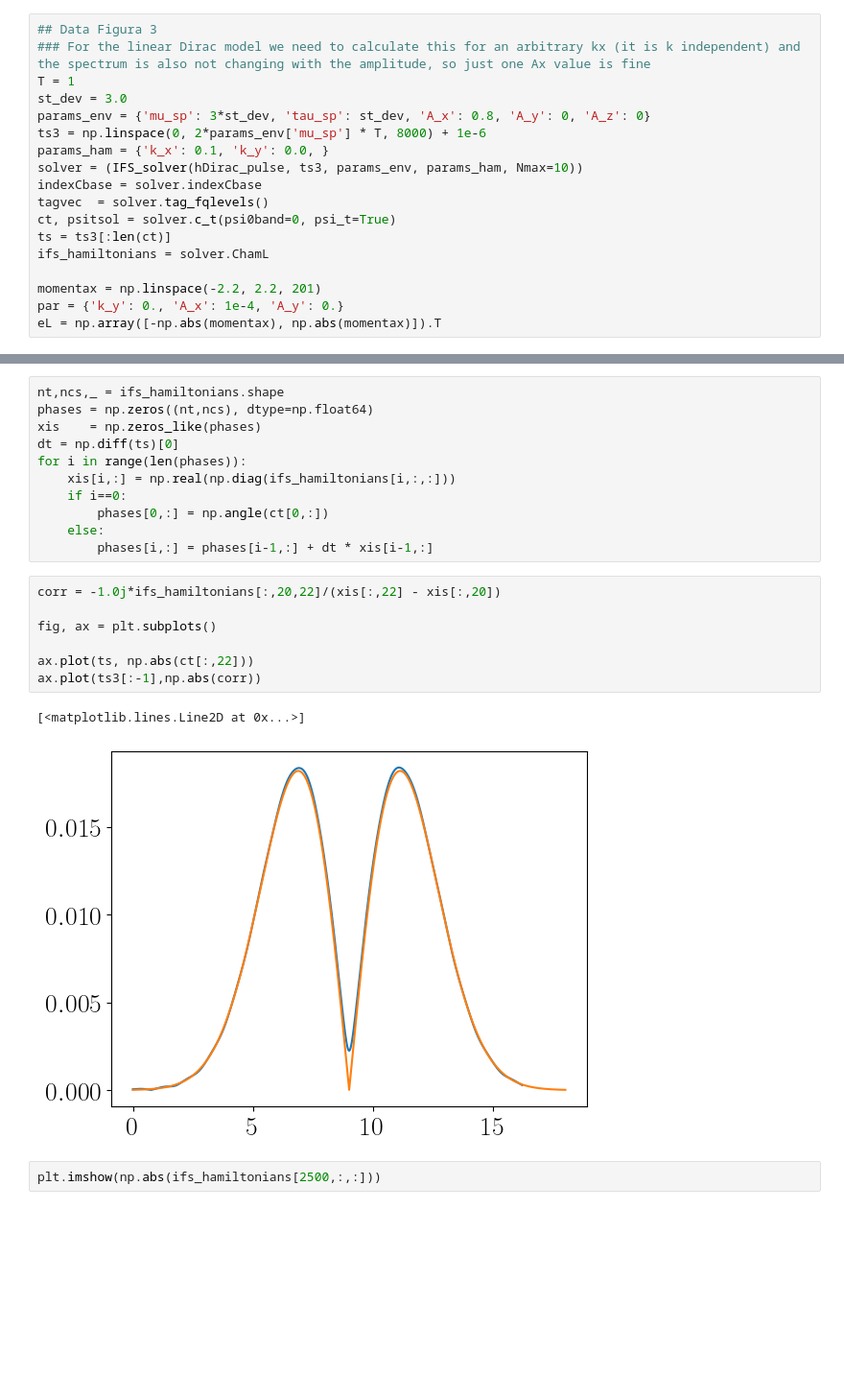
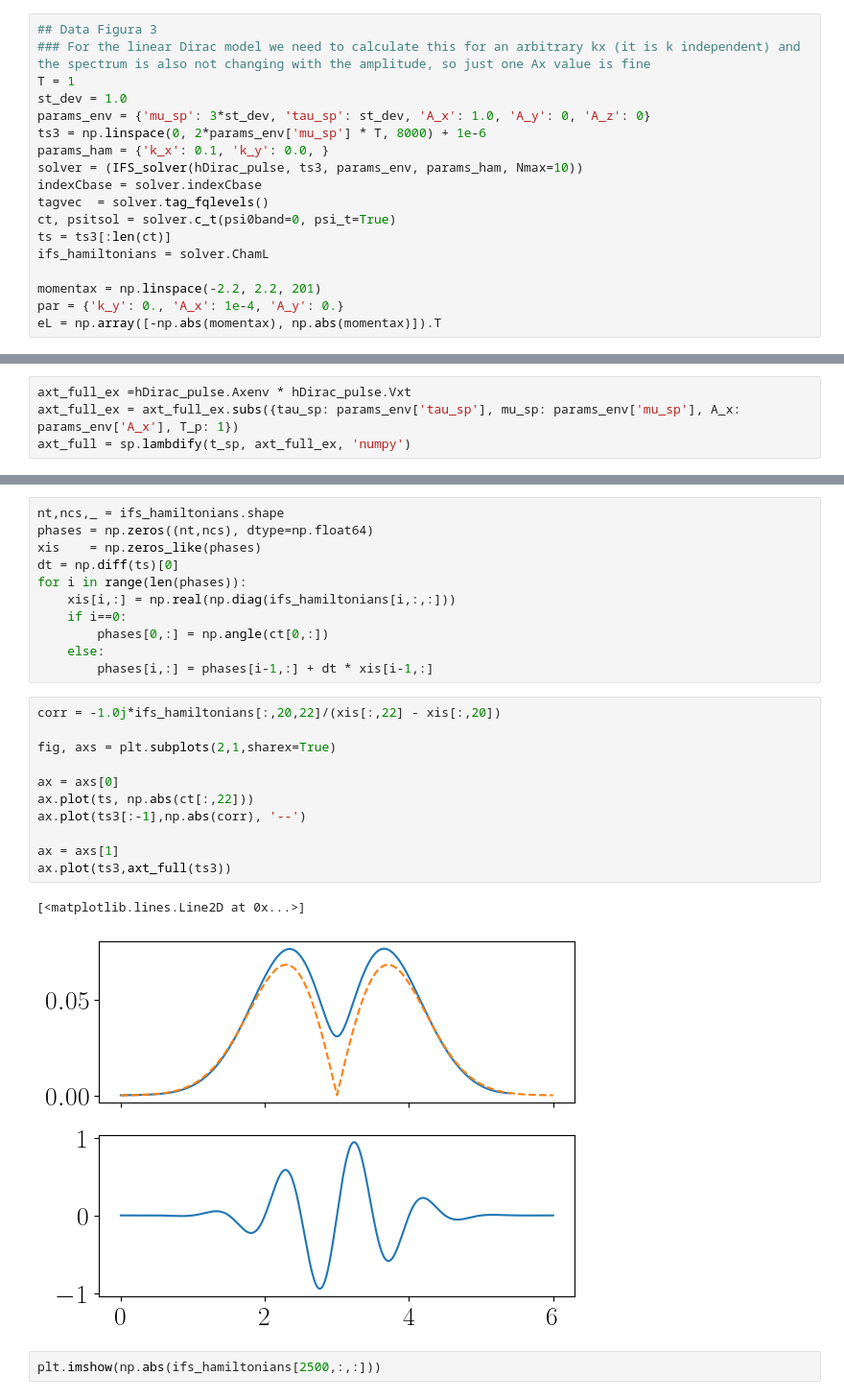
Before and after one commit to howbgl/Floquet_Dirac_ttp, a Jupyter notebook: Paper_LinearDirac.ipynb, the cells around one changed output, grey strips where cells are left out. Shown at 96% size. Cells and saved outputs as stored; diff of their text form; blank space fills up the shorter version.

Commit message:
Added field plot to adiabatic plot

```diff
--- a/Paper_LinearDirac.ipynb
+++ b/Paper_LinearDirac.ipynb
@@ -262,8 +261,8 @@ hDirac_pulse = Hamiltonian_ttp(
 ## Data Figura 3
 ### For the linear Dirac model we need to calculate this for an arbitrary kx (it is k independent) and the spectrum is also not changing with the amplitude, so just one Ax value is fine
 T = 1
-st_dev = 3.0
-params_env = {'mu_sp': 3*st_dev, 'tau_sp': st_dev, 'A_x': 0.8, 'A_y': 0, 'A_z': 0}
+st_dev = 1.0
+params_env = {'mu_sp': 3*st_dev, 'tau_sp': st_dev, 'A_x': 1.0, 'A_y': 0, 'A_z': 0}
 ts3 = np.linspace(0, 2*params_env['mu_sp'] * T, 8000) + 1e-6
 params_ham = {'k_x': 0.1, 'k_y': 0.0, }
 solver = (IFS_solver(hDirac_pulse, ts3, params_env, params_ham, Nmax=10))
@@ -282 +279,5 @@ subs = {mu_sp: 9.0, tau_sp: 3.0, A_x: 0.8, A_y: 0, A_z: 0}
 State at t = 0.00 energy = -0.1000, wf (spinor): [-0.707+0.j     0.   -0.707j]
+# %%
+axt_full_ex =hDirac_pulse.Axenv * hDirac_pulse.Vxt
+axt_full_ex = axt_full_ex.subs({tau_sp: params_env['tau_sp'], mu_sp: params_env['mu_sp'], A_x: params_env['A_x'], T_p: 1})
+axt_full = sp.lambdify(t_sp, axt_full_ex, 'numpy')
@@ -323,13 +329,17 @@ for i in range(len(phases)):
 # %%
 corr = -1.0j*ifs_hamiltonians[:,20,22]/(xis[:,22] - xis[:,20])
 
-fig, ax = plt.subplots()
+fig, axs = plt.subplots(2,1,sharex=True)
 
+ax = axs[0]
 ax.plot(ts, np.abs(ct[:,22]))
-ax.plot(ts3[:-1],np.abs(corr))
+ax.plot(ts3[:-1],np.abs(corr), '--')
+
+ax = axs[1]
+ax.plot(ts3,axt_full(ts3))
 # %% [output]
 [<matplotlib.lines.Line2D at 0x...>]
-[figure, old version]
+[figure, new version]
 # %%
 plt.imshow(np.abs(ifs_hamiltonians[2500,:,:]))
 # %% [output]
```
Also changed, not shown: parts of 3 cells of this notebook.
